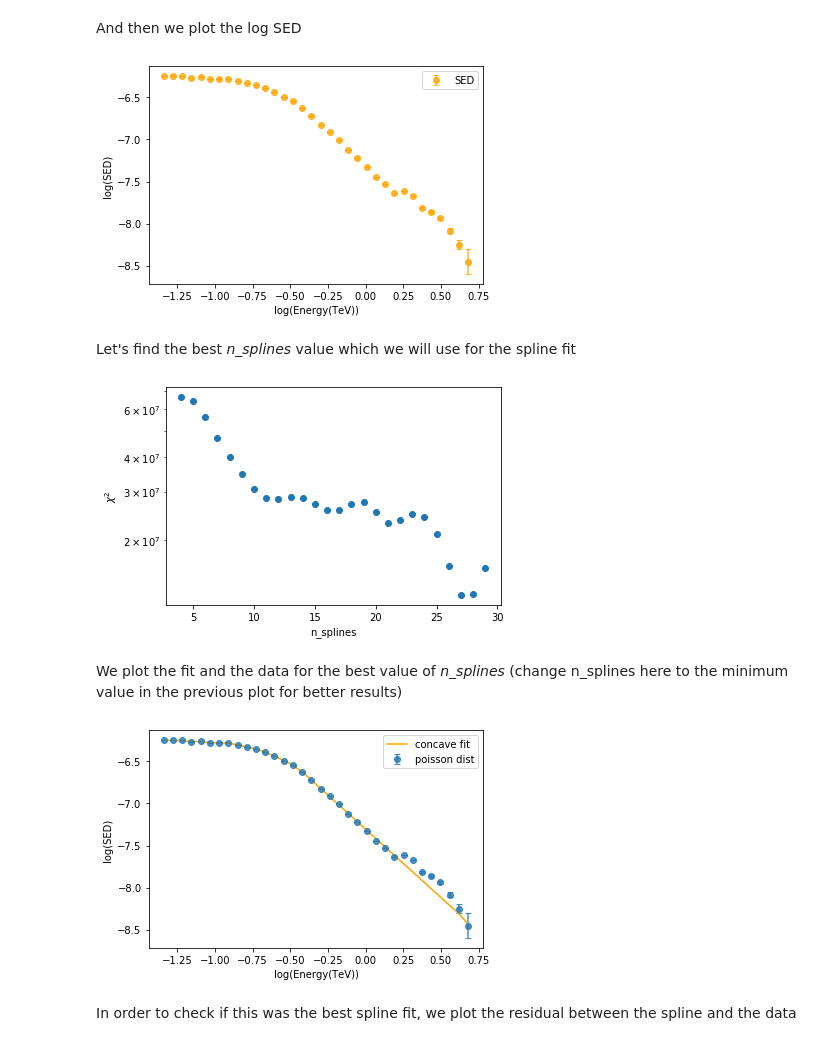
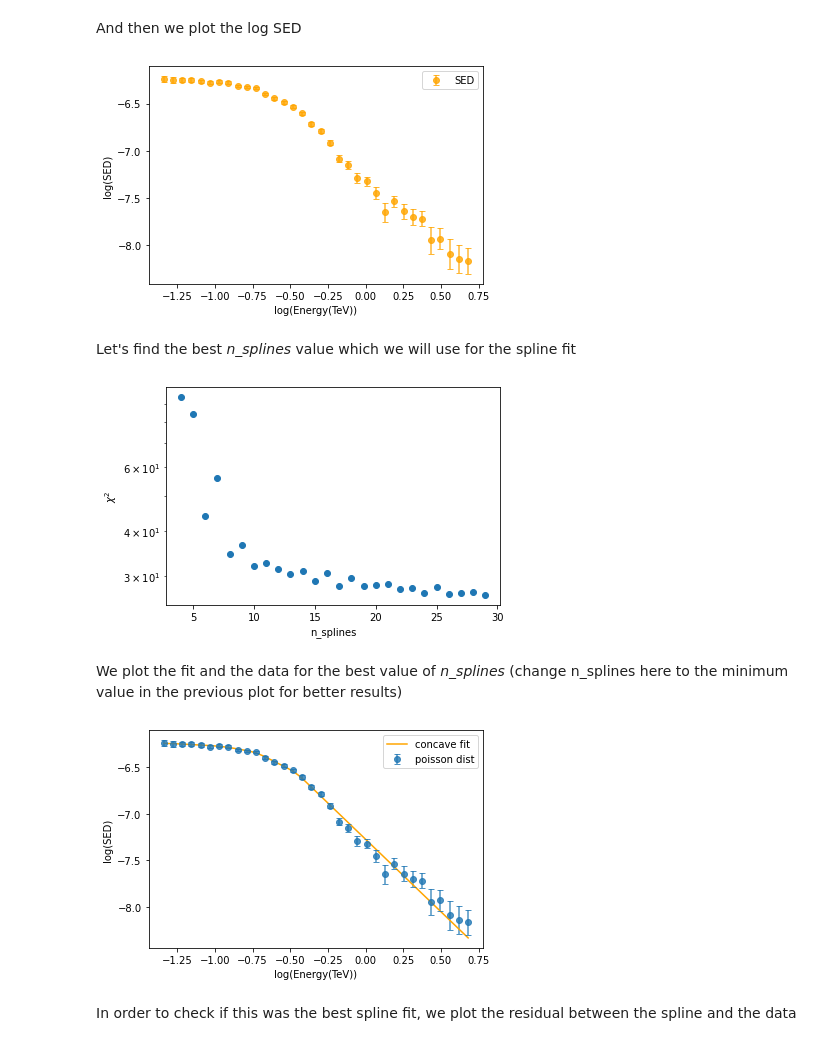
Before and after one commit to R-Grau/EBLpy, a Jupyter notebook: Aeff_bkg_spline.ipynb, the cells around one changed output. Cells and saved outputs as stored; diff of their text form; code cells hidden in the pictures.

```diff
--- a/Aeff_bkg_spline.ipynb
+++ b/Aeff_bkg_spline.ipynb
@@ -263,29 +257,26 @@ $$\Omega (deg^2) = \bigg(\frac{180}{\pi}\bigg)^2 2\pi(1-cos(\alpha(rad)) $$
 def degtorad(ang):
     return ang * np.pi / 180
 # %%
-time = 180000#s
+time = 42480 #42480 #180000#s
 skyang = (180/np.pi)**2 * 2 * np.pi * (1-np.cos(degtorad(Angres2)))#deg^2
 
 bckgmu = newBckgrate * time * skyang
 
-my_generator = np.random.default_rng()
+my_generator = np.random.default_rng(2021)
 Simbckg1 = my_generator.poisson(bckgmu)
+# Simbckg1 = bckgmu
 Simbckg1 = Simbckg1.astype(float)
 for i in range(len(Simbckg1)):
     if Simbckg1[i] == 0:
         Simbckg1[i] = bckgmu[i]
-Simbckg1_u = 1/np.sqrt(Simbckg1)
+Simbckg1_u = np.sqrt(Simbckg1)
 Simbckg5 = my_generator.poisson(5*bckgmu)/5
+# Simbckg5 = 5*bckgmu/5
 Simbckg5 = Simbckg5.astype(float)
 for i in range(len(Simbckg5)):
     if Simbckg5[i] == 0:
         Simbckg5[i] = bckgmu[i]
-Simbckg5_u = 1/np.sqrt(Simbckg5)
-#we now get it to the same units as the dN/dE. #This was wrong!!!
-# Simbckg1_norm = Simbckg1 / time / skyang / (Ebinsmax[3:37] - Ebinsmin[3:37])
-# Simbckg1_u_norm = Simbckg1_u / time / skyang / (Ebinsmax[3:37] - Ebinsmin[3:37])
-# Simbckg5_norm = Simbckg5 / time / skyang / (Ebinsmax[3:37] - Ebinsmin[3:37])
-# Simbckg5_u_norm = Simbckg5_u / time / skyang / (Ebinsmax[3:37] - Ebinsmin[3:37])
+Simbckg5_u = np.sqrt(Simbckg5)
 # %% [markdown]
 Add Poisson noise to the $\frac{dN}{dE}$
 # %%
@@ -301,13 +293,14 @@ dNdE_p_u = dNdEa[3:37] * 1/np.sqrt(N)
 # %% [markdown]
 After that we will add the background and subtract it using the 5 simulated wobbles (which will add some noise and a lot of uncertainty).
 # %%
-# dNdE_b = dNdE_p + (Simbckg1_norm - Simbckg5_norm)
-# dNdE_b_u = dNdE_p_u + (Simbckg1_u_norm + Simbckg5_u_norm)
-new_N = N + Simbckg1 - Simbckg5
-new_N_u = N_u + Simbckg1_u + Simbckg5_u
+# new_N = N + Simbckg1 - Simbckg5
+# new_N_u =  N_u + Simbckg1_u + Simbckg5_u
+Simbckg = (Simbckg1 - Simbckg5) / EffaA2 / Ebinsw[3:37] / time
+Simbckg_u = (Simbckg1_u + Simbckg5_u) / EffaA2 / Ebinsw[3:37] / time
 
-dNdE_b = new_N / EffaA2 / Ebinsw[3:37] / time
-dNdE_b_u = new_N_u / EffaA2 / Ebinsw[3:37] / time
+
+dNdE_b = dNdE_p + Simbckg
+dNdE_b_u = dNdE_p_u + Simbckg_u
 
 
 plt.errorbar(E[3:37], dNdE_p, yerr = dNdE_p_u, label='dNdE with poisson noise before addind bckg', capsize=3, fmt='o', alpha=0.6)
@@ -337,7 +330,7 @@ plt.ylabel('log(SED)')
 plt.legend()
 plt.show()
 # %% [output]
-[figure, old version]
+[figure, new version]
 # %% [markdown]
 Let's find the best *n_splines* value which we will use for the spline fit
 # %%
@@ -355,20 +348,23 @@ plt.xlabel('n_splines')
 plt.ylabel(r'$\chi^2$')
 plt.show()
 # %% [output]
-[figure, old version]
+[figure, new version]
 # %% [markdown]
 We plot the fit and the data for the best value of *n_splines* (change n_splines here to the minimum value in the previous plot for better results)
 # %%
-gam = LinearGAM(s(0, constraints='concave', n_splines=28, edge_knots=[max(logE[3:37]),min(logE[3:37])])).fit(logE[3:37], logSED, weights = w)
+gam = LinearGAM(s(0, constraints='concave', n_splines=26, edge_knots=[max(logE[3:37]),min(logE[3:37])])).fit(logE[3:37], logSED, weights = w)
 
+logEgam = np.linspace(logE[3],logE[36], 300)
+
+plt.plot(logEgam, gam.predict(logEgam), label='concave fit', color = 'orange')
 plt.errorbar(logE[3:37], logSED, yerr = logSED_u, label='poisson dist', capsize=3, fmt='o', alpha=0.8)
-plt.plot(logE[3:37], gam.predict(logE[3:37]), label='concave fit', color = 'orange')
+#plt.plot(logE[3:37], gam.predict(logE[3:37]), label='concave fit', color = 'orange')
 plt.xlabel('log(Energy(TeV))')
 plt.ylabel('log(SED)')
 plt.legend()
 plt.show()
 # %% [output]
-[figure, old version]
+[figure, new version]
 # %% [markdown]
 In order to check if this was the best spline fit, we plot the residual between the spline and the data
 # %%
```
Also changed, not shown: parts of 13 cells of this notebook.
